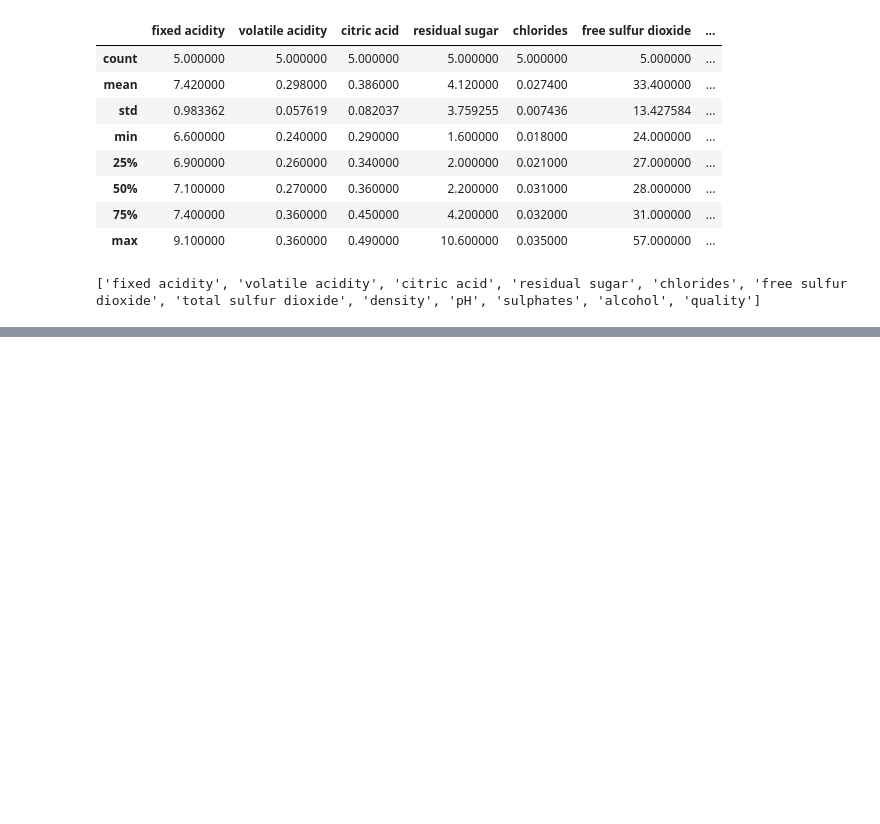
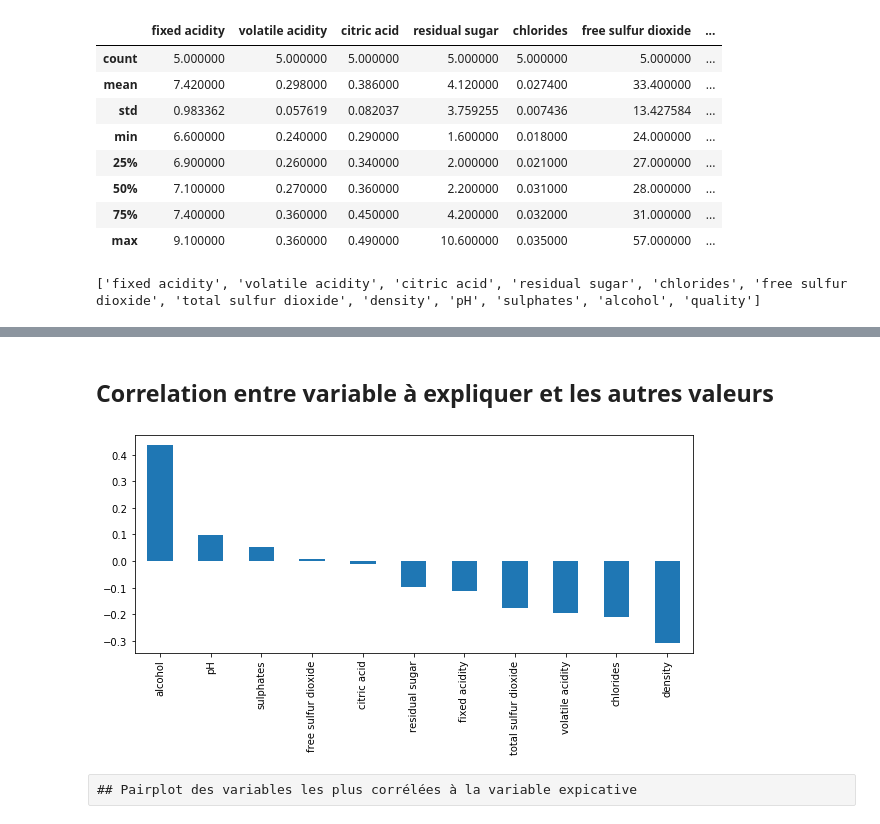
Before and after one commit to cfalguiere/demo-mlflow, a Jupyter notebook: demo-wine/explore-data.ipynb, the cells around one changed output, grey strips where cells are left out. Drawn from its saved outputs; the diff is of its cells as text; code cells hidden in the pictures; blank space fills up the shorter version.

```diff
--- a/demo-wine/explore-data.ipynb
+++ b/demo-wine/explore-data.ipynb
@@ -93,0 +130,11 @@ print(cols)
+# %% [markdown]
+## Correlation entre variable à expliquer et les autres valeurs
+# %%
+corr_with_quality = df.corr()["quality"].sort_values(ascending=False)
+plt.figure(figsize=(10,4))
+corr_with_quality.drop("quality").plot.bar()
+plt.show()
+# %% [output]
+[figure, added]
+# %% [raw]
+## Pairplot des variables les plus corrélées à la variable expicative
```
Also changed, not shown: parts of 13 cells of this notebook, 3 other files.
